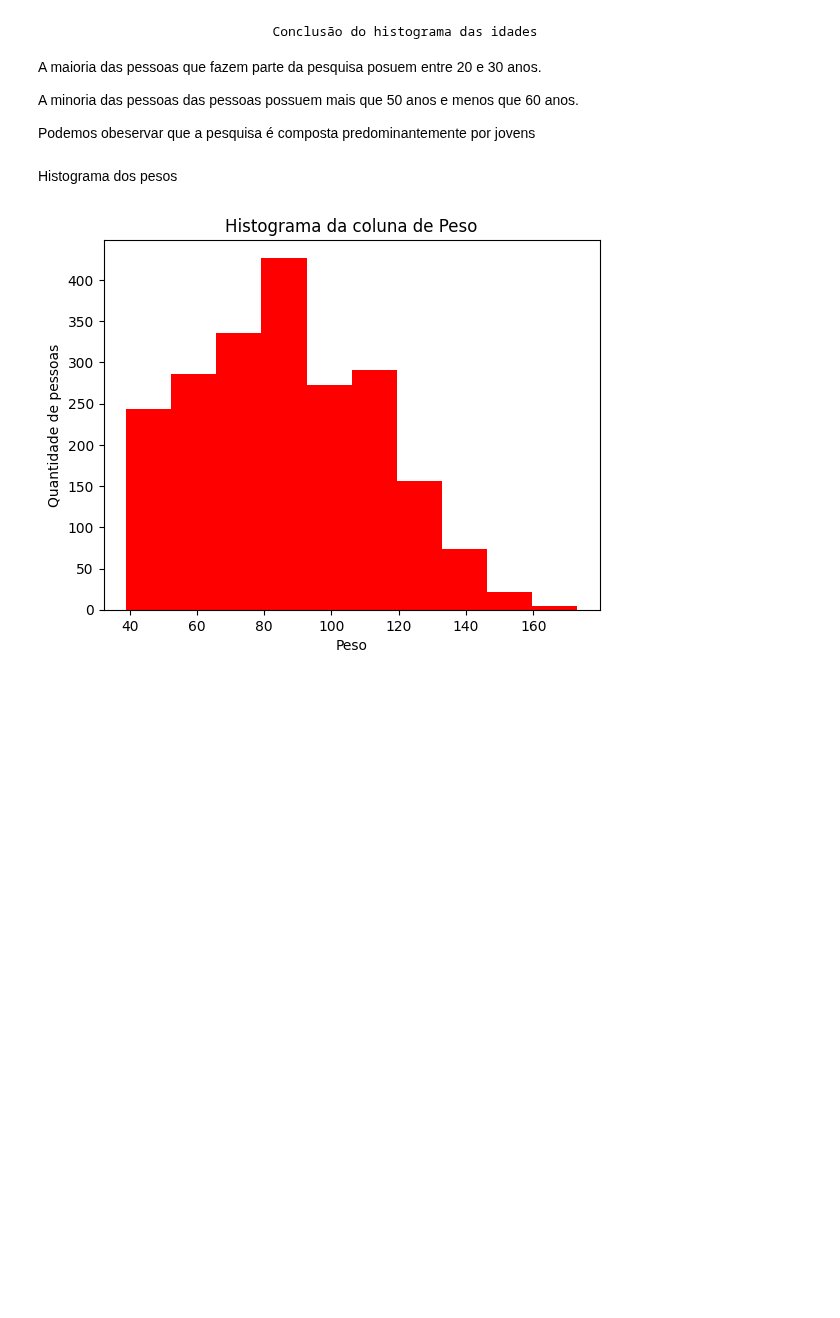
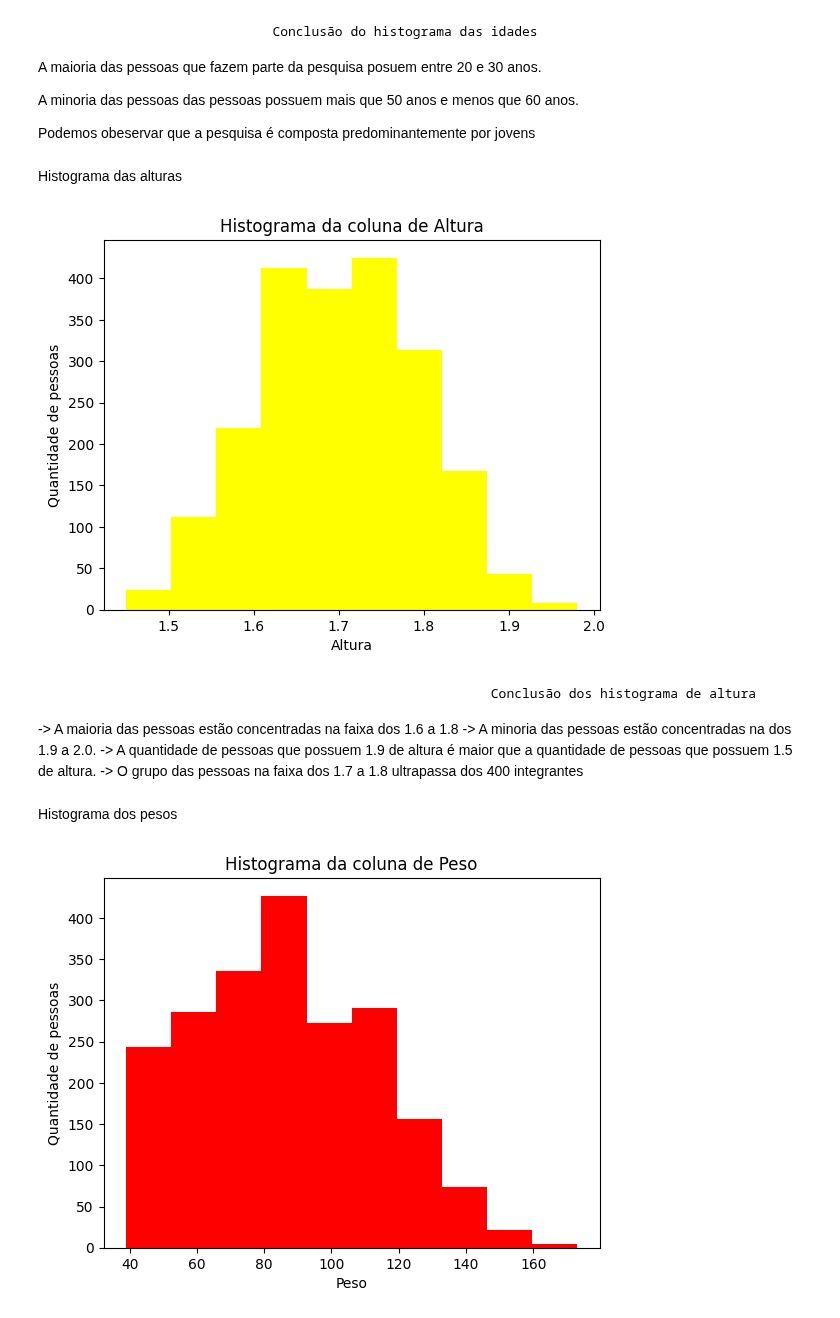
Before and after one commit to caikedomingues/Analise-de-dados-sobre-obesidade, a Jupyter notebook: Analise_Obesidade.ipynb, the cells around one changed output. Cells and saved outputs as stored; diff of their text form; code cells hidden in the pictures; blank space fills up the shorter version.

```diff
--- a/Analise_Obesidade.ipynb
+++ b/Analise_Obesidade.ipynb
@@ -701,6 +717,20 @@ A maioria das pessoas que fazem parte da pesquisa posuem entre 20 e 30 anos.
 A minoria das pessoas das pessoas possuem mais que 50 anos e menos que 60 anos.
 
 Podemos obeservar que a pesquisa é composta predominantemente por jovens
+# %% [markdown]
+Histograma das alturas
+# %%
+criar_histograma('Altura','yellow')
+# %% [output]
+[figure, added]
+# %% [markdown]
+                                                            Conclusão dos histograma de altura
+-> A maioria das pessoas estão concentradas na faixa dos 1.6 a 1.8
+-> A minoria das pessoas estão concentradas na dos 1.9 a 2.0.
+-> A quantidade de pessoas que possuem 1.9 de altura é maior
+que a quantidade de pessoas que possuem 1.5 de altura.
+-> O grupo das pessoas na faixa dos 1.7 a 1.8 ultrapassa dos 400
+integrantes
 # %% [markdown]
 Histograma dos pesos
 # %%
```
Also changed, not shown: parts of 7 cells of this notebook.
